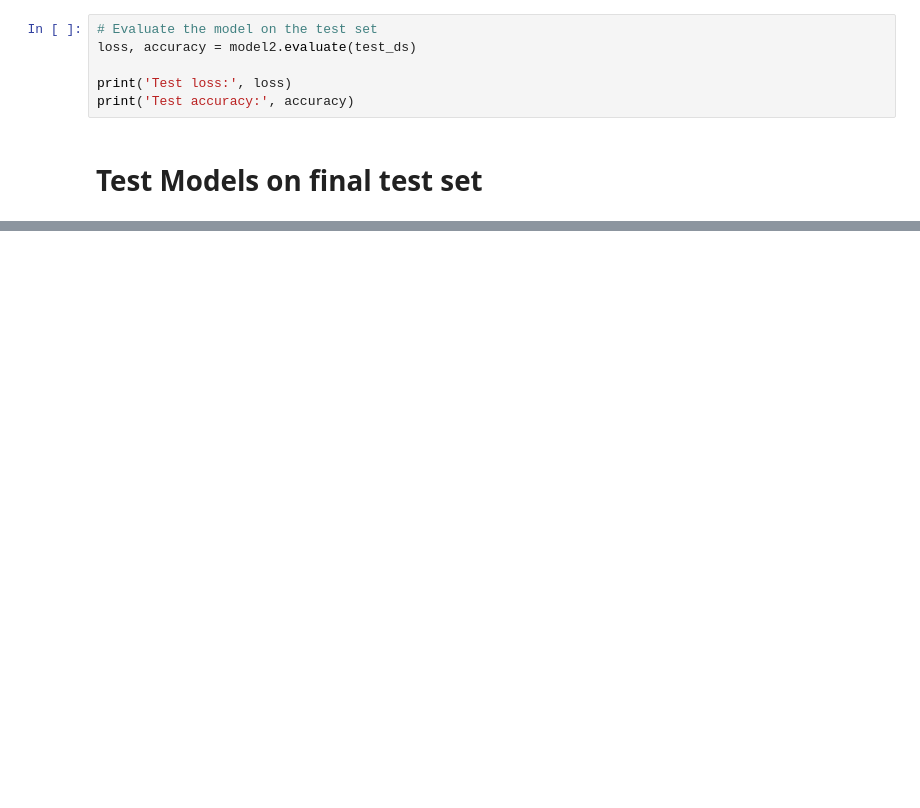
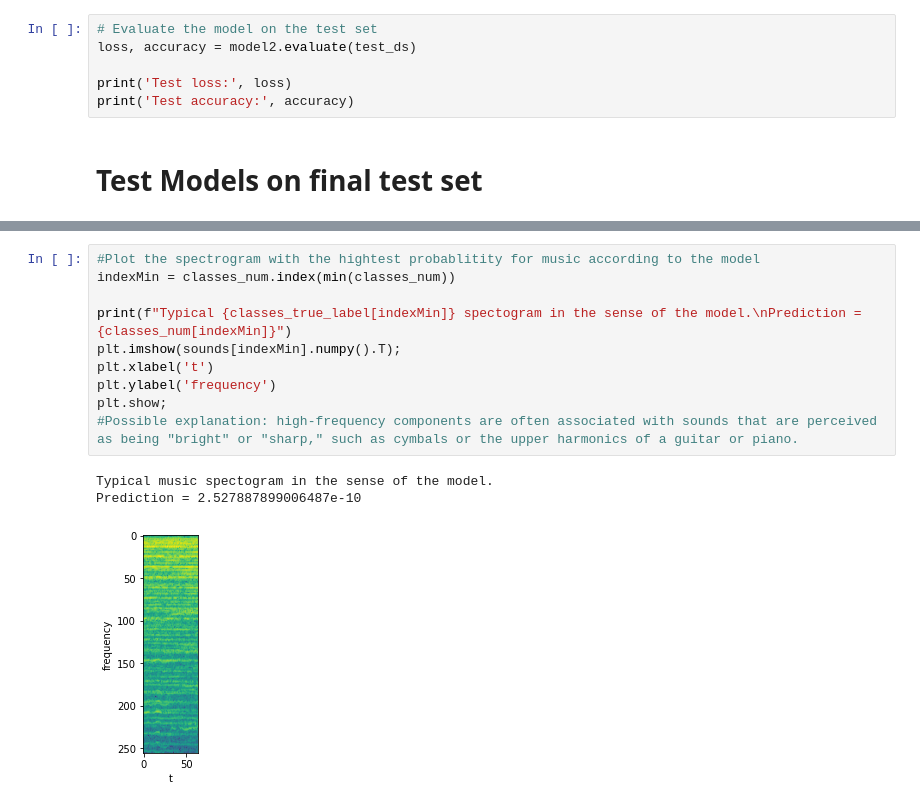
Before and after one commit to MarcoSteuri/music_speech_classification, a Jupyter notebook: NN_sound_classification.ipynb, the cells around one changed output, grey strips where cells are left out. Drawn from its saved outputs; the diff is of its cells as text; blank space fills up the shorter version.

```diff
--- a/NN_sound_classification.ipynb
+++ b/NN_sound_classification.ipynb
@@ -576,0 +538,14 @@ type(test_ds)
+# %%
+#Plot the spectrogram with the hightest probablitity for music according to the model
+indexMin = classes_num.index(min(classes_num))
+
+print(f"Typical {classes_true_label[indexMin]} spectogram in the sense of the model.\nPrediction = {classes_num[indexMin]}")
+plt.imshow(sounds[indexMin].numpy().T);
+plt.xlabel('t')
+plt.ylabel('frequency')
+plt.show;
+#Possible explanation: high-frequency components are often associated with sounds that are perceived as being "bright" or "sharp," such as cymbals or the upper harmonics of a guitar or piano.
+# %% [output]
+Typical music spectogram in the sense of the model.
+Prediction = 2.527887899006487e-10
+[figure, added]
```
Also changed, not shown: parts of 30 cells of this notebook.
